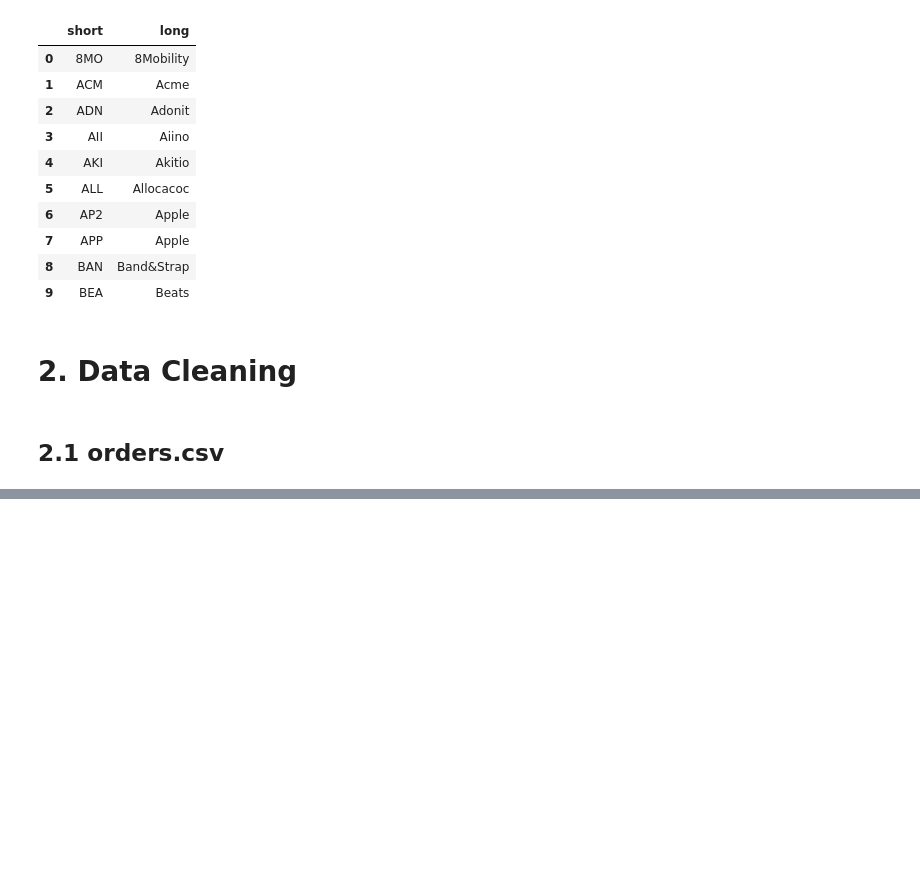
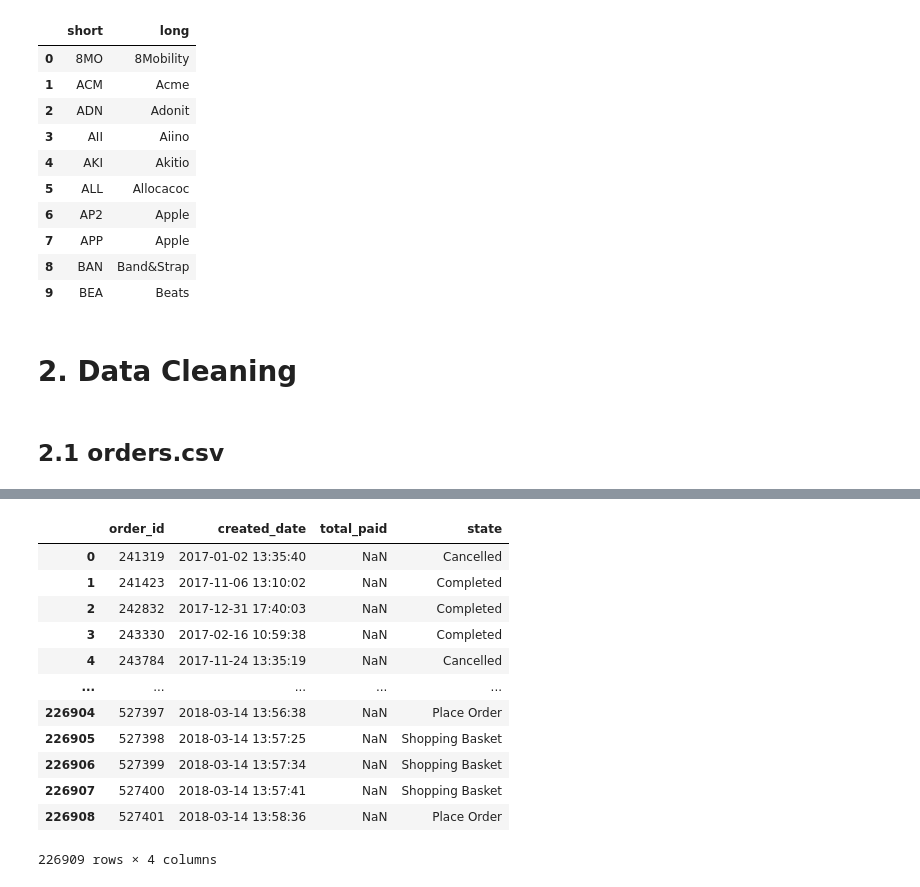
Before and after one commit to FlorianHast/Eniac_project_part2, a Jupyter notebook: notebooks/ENIAC_2_Data_Cleaning.ipynb, the cells around one changed output, grey strips where cells are left out. Saved outputs shown, nothing was run; the diff lists cells and outputs as text; code cells hidden in the pictures; blank space fills up the shorter version.

```diff
--- a/notebooks/ENIAC_2_Data_Cleaning.ipynb
+++ b/notebooks/ENIAC_2_Data_Cleaning.ipynb
@@ -111,0 +159,8 @@ orders_df
+# %%
+orders_df.info()
+
+# drop the rows with NaN values in 'total_paid':
+
+orders_df['total_paid'] = orders_df['total_paid'].loc[orders_df['total_paid'].isna() == True].dropna(axis=0)
+
+orders_df.info()
@@ -111,0 +185,24 @@ orders_df
+# %%
+# drop the rows with NaN values in 'total_paid':
+
+orders_df['total_paid'] = orders_df['total_paid'].loc[orders_df['total_paid'].isna()]
+
+# set the correct format for the datetime in 'created_date'
+
+# orders_df['created_date'] = pd.to_datetime(orders_df['created_date'])
+
+orders_df
+# %% [output]
+|  | order_id | created_date | total_paid | state |
+| 0 | 241319 | 2017-01-02 13:35:40 | NaN | Cancelled |
+| 1 | 241423 | 2017-11-06 13:10:02 | NaN | Completed |
+| 2 | 242832 | 2017-12-31 17:40:03 | NaN | Completed |
+| 3 | 243330 | 2017-02-16 10:59:38 | NaN | Completed |
+| 4 | 243784 | 2017-11-24 13:35:19 | NaN | Cancelled |
+| ... | ... | ... | ... | ... |
+| 226904 | 527397 | 2018-03-14 13:56:38 | NaN | Place Order |
+| 226905 | 527398 | 2018-03-14 13:57:25 | NaN | Shopping Basket |
+| 226906 | 527399 | 2018-03-14 13:57:34 | NaN | Shopping Basket |
+| 226907 | 527400 | 2018-03-14 13:57:41 | NaN | Shopping Basket |
+| 226908 | 527401 | 2018-03-14 13:58:36 | NaN | Place Order |
+226909 rows × 4 columns
```
Also changed, not shown: parts of 5 cells of this notebook.
